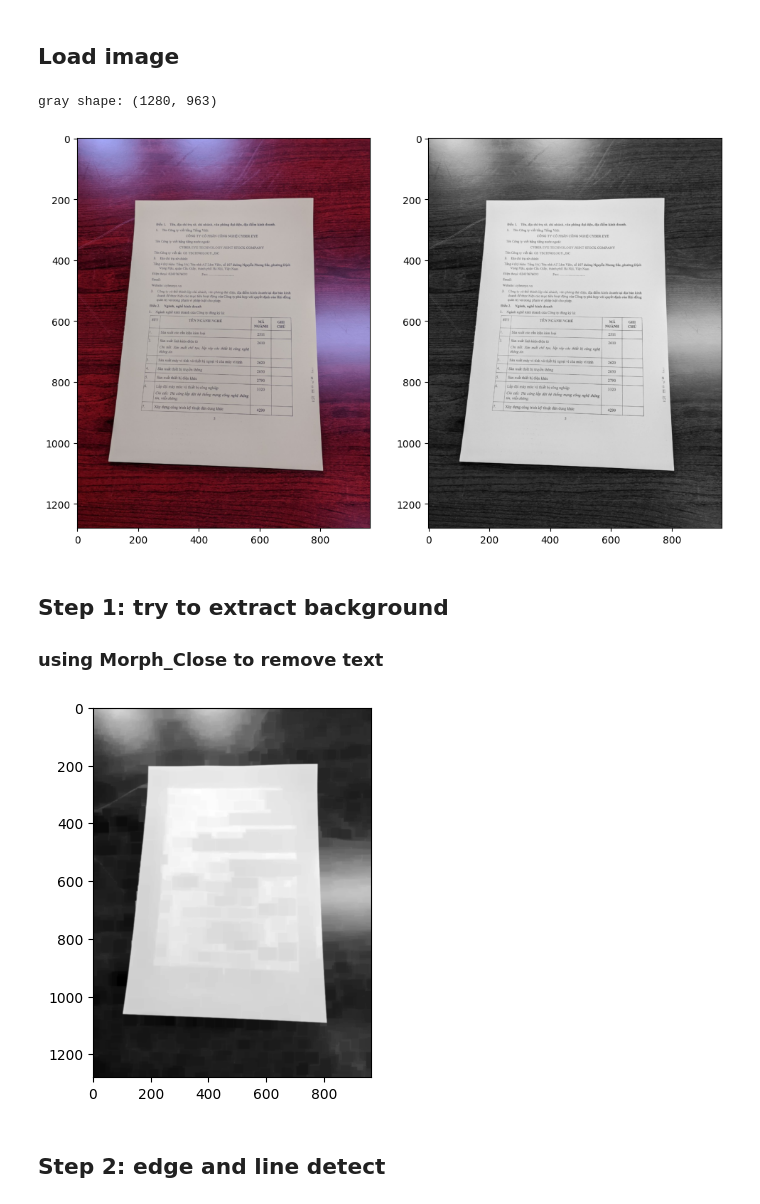
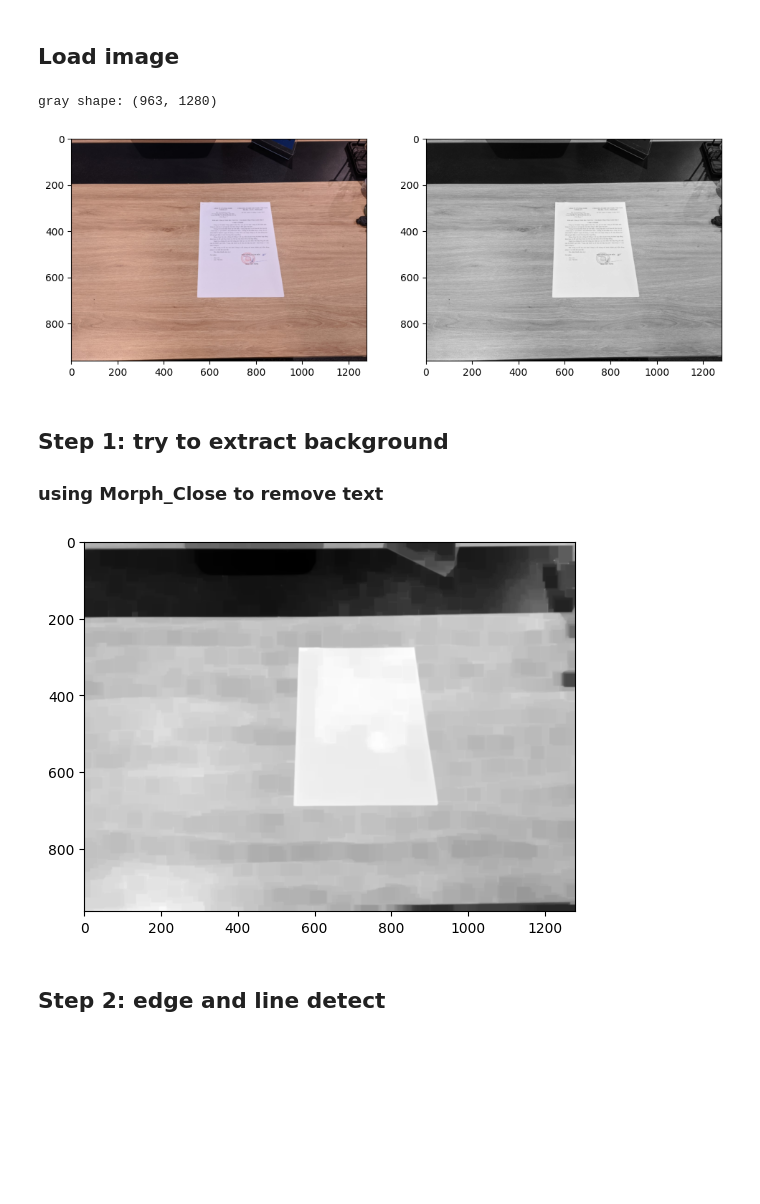
Before and after one commit to dqhuy/kuka-py, a Jupyter notebook: kuka.lab/kuka-perspective-doc.ipynb, the cells around one changed output. Saved outputs shown, nothing was run; the diff lists cells and outputs as text; code cells hidden in the pictures; blank space fills up the shorter version.

```diff
--- a/kuka.lab/kuka-perspective-doc.ipynb
+++ b/kuka.lab/kuka-perspective-doc.ipynb
@@ -44,39 +44,39 @@ print(getVersionInfo())
 #filename = r"D:\Google-drive-huy-work\imagedata\perspective-skew\train\img_10.jpg"
 #filename = r"D:\Google-drive-huy-work\imagedata\perspective-skew\train\img_27.jpg"
 #filename = r"D:\Google-drive-huy-work\imagedata\perspective-skew\train\img_28.jpg"
-filename = r"D:\Google-drive-huy-work\imagedata\perspective-skew\train\img_ (22).jpg"
+filename = r"D:\Google-drive-huy-work\imagedata\perspective-skew\train\img_ (7).jpg"
 
 #noise
 #filename = r"D:\Google-drive-huy-work\imagedata\perspective-skew\train2\TB\img (8-1).jpg"
 #filename = r"D:\Google-drive-huy-work\imagedata\perspective-skew\train2\TB\img (32).jpg"
 
 #smartdoc dataset
 #filename=r"D:\ImageData\SmartDoc\background01\datasheet001\frame_150.jpg"
 
 #midv500 dataset
 
 #filename=r"D:\ImageData\midv500\01_alb_id\images\TA\TA01_07.tif"
 #filename=r"D:\ImageData\midv500\01_alb_id\images\HA\HA01_07.tif"
 #filename=r"D:\ImageData\midv500\01_alb_id\images\KA\KA01_07.tif"
 
 
 
 
 src=cv2.imread(filename)
 
 gray=cv2.cvtColor(src,cv2.COLOR_BGR2GRAY)
 
 print('gray shape:',gray.shape)
 figSizeA4=(11.7,8.3)
 plt.figure(figsize=figSizeA4)
 plt.subplot(1,2,1)
 plt.imshow(cv2.cvtColor(src,cv2.COLOR_BGR2RGB))
 plt.subplot(1,2,2)
 plt.imshow(gray,cmap='gray')
 plt.show()
 # %% [output]
-gray shape: (1280, 963)
+gray shape: (963, 1280)
-[figure, old version]
+[figure, new version]
 # %% [markdown]
 ## Step 1: try to extract background
 ### using Morph_Close to remove text
@@ -91,7 +91,7 @@ blurImg=cv2.GaussianBlur(gray,(5,5),0)
 plt.imshow(blurImg,cmap='gray')
 plt.show()
 # %% [output]
-[figure, old version]
+[figure, new version]
 # %% [markdown]
 ## Step 2: edge and line detect
 # %%
```
Also changed, not shown: parts of 5 cells of this notebook, 3 other files.
